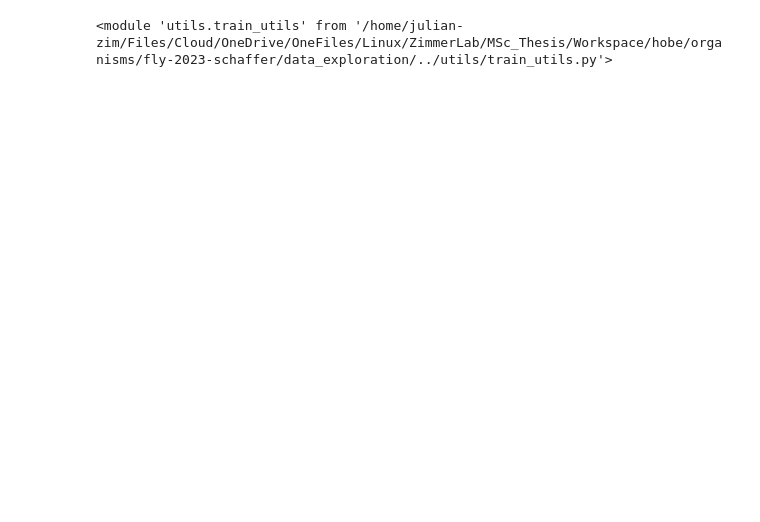
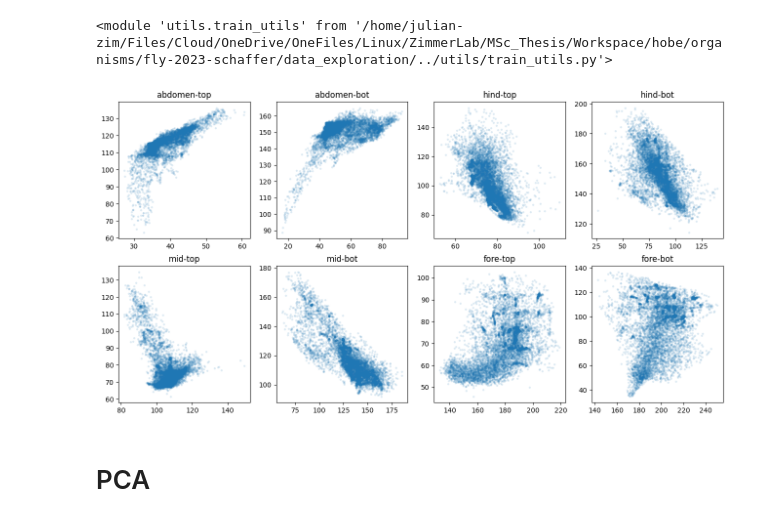
Before and after one commit to julian-zim/higama, a Jupyter notebook: organisms/fly-2023-schaffer/data_exploration/behavior.ipynb, the cells around one changed output. Cells and saved outputs as stored; diff of their text form; code cells hidden in the pictures; blank space fills up the shorter version.

```diff
--- a/organisms/fly-2023-schaffer/data_exploration/behavior.ipynb
+++ b/organisms/fly-2023-schaffer/data_exploration/behavior.ipynb
@@ -51,15 +51,17 @@ for i in range(len(file_ids)):
 		f'{file_ids[i]:02d}_{n_id:03d}' if empty else label for n_id, (label, empty) in enumerate(zip(traces[i].columns, traces[i].columns == ''))
 	])
 # %%
-# fig, axes = plt.subplots(2, 4, figsize=(16, 8))
-#
-# for idx in range(len(markers[file_ids.index(plot_id)].columns) // 2):
-# 	title = markers[file_ids.index(plot_id)].columns[idx * 2].split('_')[0]
-# 	axes[idx // 4, idx % 4].set_title(title)
-#
-# 	axes[idx // 4, idx % 4].scatter(markers[file_ids.index(plot_id)].values[:, idx * 2],
-# 									markers[file_ids.index(plot_id)].values[:, idx * 2 + 1],
-# 									s=5, alpha=0.1)
+fig, axes = plt.subplots(2, 4, figsize=(16, 8))
+
+for idx in range(len(markers[file_ids.index(plot_id)].columns) // 2):
+	title = markers[file_ids.index(plot_id)].columns[idx * 2].split('_')[0]
+	axes[idx // 4, idx % 4].set_title(title)
+
+	axes[idx // 4, idx % 4].scatter(markers[file_ids.index(plot_id)].values[:, idx * 2],
+									markers[file_ids.index(plot_id)].values[:, idx * 2 + 1],
+									s=5, alpha=0.1)
+# %% [output]
+[figure, added]
 # %%
 markers_zs = [pd.DataFrame(data=StandardScaler().fit_transform(marker.values), columns=marker.columns) for marker in markers]
 # %%
@@ -72,6 +74,8 @@ markers_zs = [pd.DataFrame(data=StandardScaler().fit_transform(marker.values), c
 # 	axes[idx // 4, idx % 4].scatter(markers_zs[file_ids.index(plot_id)].values[:, idx * 2],
 # 									markers_zs[file_ids.index(plot_id)].values[:, idx * 2 + 1],
 # 									s=5, alpha=0.1)
+# %% [markdown]
+# PCA
 # %%
 n_pc = 16
 pca = PCA(n_components=n_pc)
```
Also changed, not shown: parts of 11 cells of this notebook, 12 other files.
